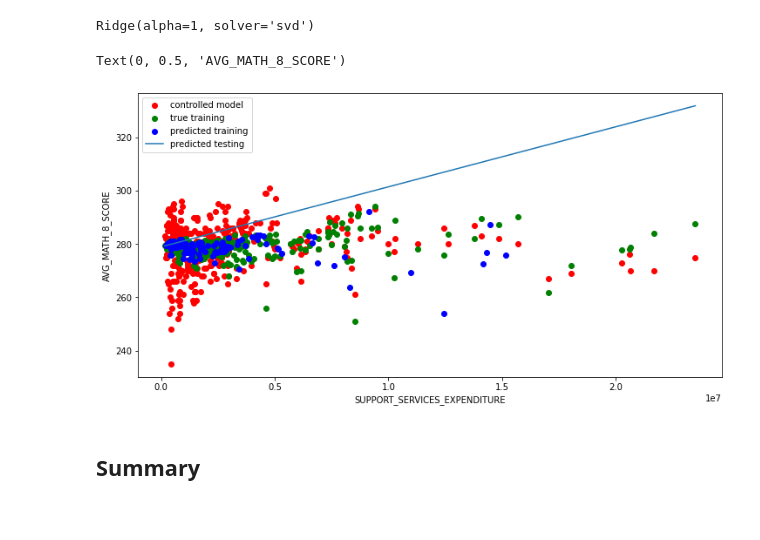
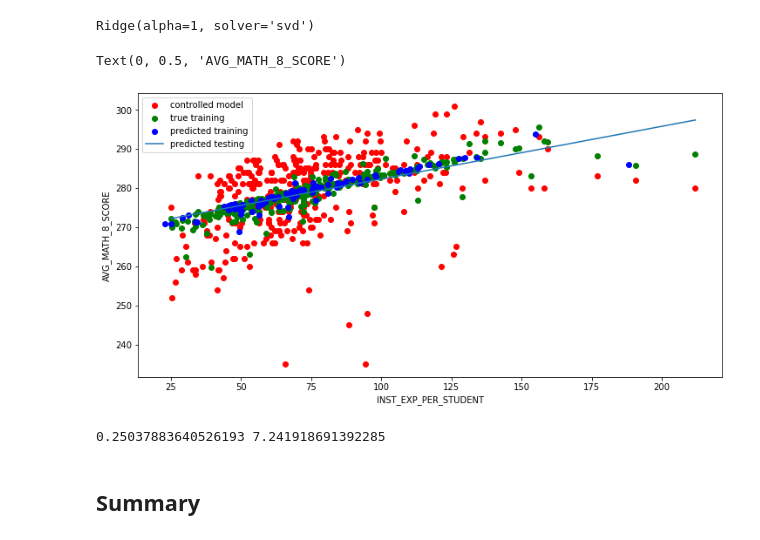
Before and after one commit to danielmccusker/mdst, a Jupyter notebook: checkpoint2/checkpoint2.ipynb, the cells around one changed output. Cells and saved outputs as stored; diff of their text form; code cells hidden in the pictures.

```diff
--- a/checkpoint2/checkpoint2.ipynb
+++ b/checkpoint2/checkpoint2.ipynb
@@ -140,4 +148,6 @@ Index(['STATE', 'YEAR', 'ENROLL', 'TOTAL_REVENUE', 'FEDERAL_REVENUE',
        'GRADES_1_8_G', 'GRADES_9_12_G', 'GRADES_ALL_G', 'AVG_MATH_4_SCORE',
        'AVG_MATH_8_SCORE', 'AVG_READING_4_SCORE', 'AVG_READING_8_SCORE'],
       dtype='object')
+# %%
+df['INST_EXP_PER_STUDENT'] = df['INSTRUCTION_EXPENDITURE']/df['GRADES_8_G']
 # %%
@@ -198,7 +214,7 @@ _Use this space to create train/test data_
 # %%
 from sklearn.model_selection import train_test_split
 # %%
-input_cols = ['GRADES_8_G', 'TOTAL_REVENUE', 'TOTAL_EXPENDITURE', 'INSTRUCTION_EXPENDITURE', 'SUPPORT_SERVICES_EXPENDITURE']
+input_cols = ['GRADES_8_G', 'TOTAL_REVENUE', 'TOTAL_EXPENDITURE', 'INSTRUCTION_EXPENDITURE', 'SUPPORT_SERVICES_EXPENDITURE', 'INST_EXP_PER_STUDENT']
 # %%
 new_df = df[input_cols+['AVG_MATH_8_SCORE']]
 # %%
@@ -212,7 +228,7 @@ X = new_df[input_cols]
 y = new_df['AVG_MATH_8_SCORE']
 # %%
 X_train, X_test, y_train, y_test = train_test_split(
-     X, y, test_size=0.25, random_state=0)
+     X, y, test_size=0.2, random_state=0)
 # %% [markdown]
 <h2> Prediction </h2>
 # %% [markdown]
@@ -237,25 +251,24 @@ y_pred = model.predict(X_test)
 # %%
 # FOR REGRESSION ONLY: (pick a single column to visualize results)
 
 # Results from this graph _should not_ be used as a part of your results -- it is just here to help with intuition.
 # Instead, look at the error values and individual intercepts.
 
-
-col_name = 'SUPPORT_SERVICES_EXPENDITURE'
+col_name = 'INST_EXP_PER_STUDENT'
 col_index = X_train.columns.get_loc(col_name)
 
 f = plt.figure(figsize=(12,6))
 plt.scatter(X_train[col_name], y_train, color = "red")
 plt.scatter(X_train[col_name], model.predict(X_train), color = "green")
 plt.scatter(X_test[col_name], model.predict(X_test), color = "blue")
 
 new_x = np.linspace(X_train[col_name].min(),X_train[col_name].max(),200)
 intercept = model.predict([X_train.sort_values(col_name).iloc[0]]) - X_train[col_name].min()*model.coef_[col_index]
 plt.plot(new_x, intercept+new_x*model.coef_[col_index])
 
 plt.legend(['controlled model','true training','predicted training','predicted testing'])
 plt.xlabel(col_name)
 plt.ylabel('AVG_MATH_8_SCORE')
 # %% [output]
 Text(0, 0.5, 'AVG_MATH_8_SCORE')
-[figure, old version]
+[figure, new version]
@@ -262,3 +280,7 @@ Text(0, 0.5, 'AVG_MATH_8_SCORE')
+# %%
+print(r2, err)
+# %% [output]
+0.25037883640526193 7.241918691392285
 # %% [markdown]
 <h2> Summary </h2>
 # %% [markdown]
```
Also changed, not shown: parts of 10 cells of this notebook.
